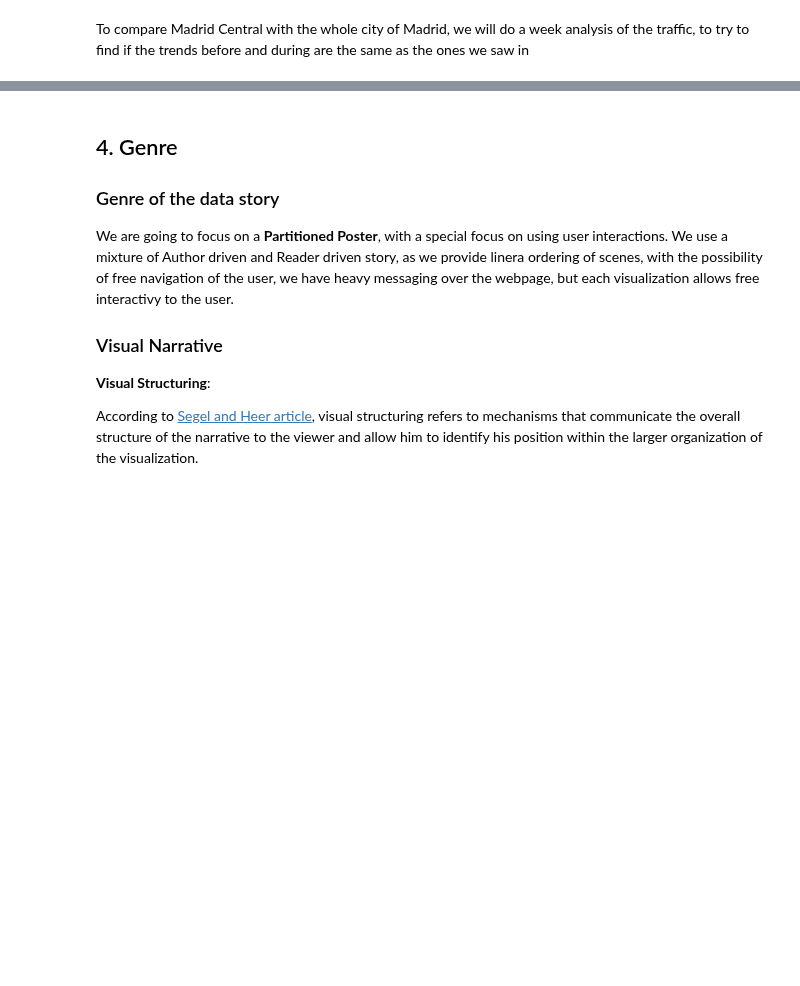
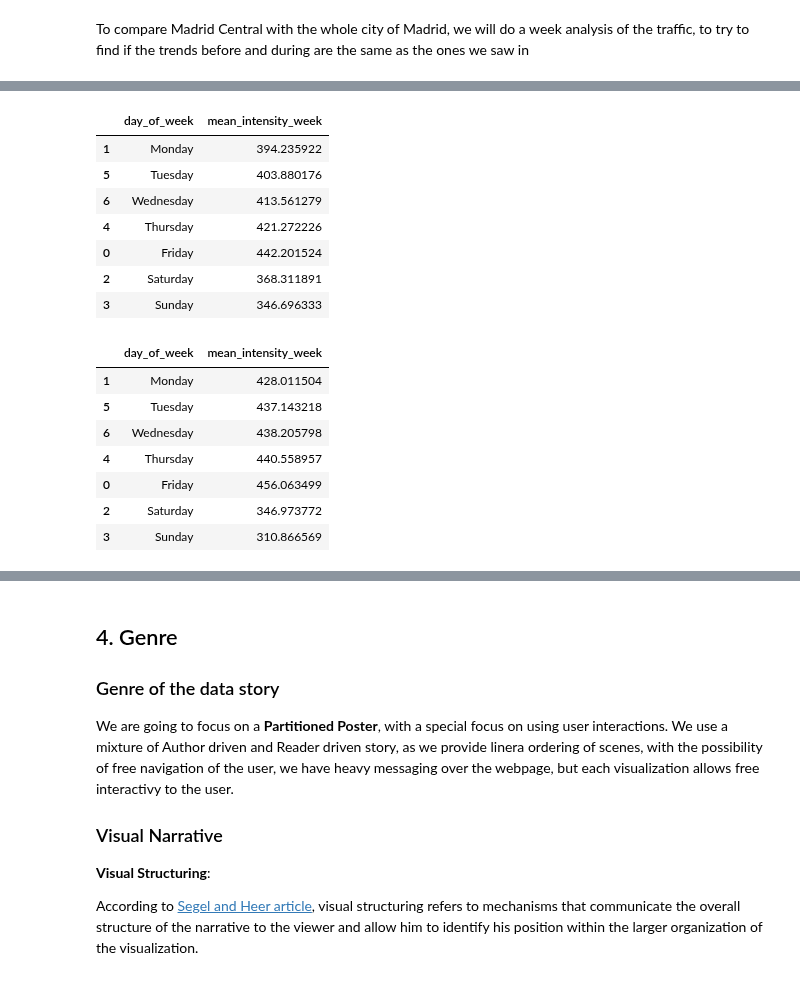
Before and after one commit to Pheithar/socialdata_madridcentral, a Jupyter notebook: madrid_central.ipynb, the cells around one changed output, grey strips where cells are left out. Cells and saved outputs as stored; diff of their text form; code cells hidden in the pictures; blank space fills up the shorter version.

```diff
--- a/madrid_central.ipynb
+++ b/madrid_central.ipynb
@@ -1626,0 +1863,38 @@ To compare Madrid Central with the whole city of Madrid, we will do a week analy
+# %%
+df_centro_week_after = df_centro[
+    (df_centro["date"] >= START_DATE) & (df_centro["date"] < END_DATE)
+        ].groupby("day_of_week").agg(mean_intensity_week = ("mean_intensity", "mean")).reset_index()
+
+df_week_after = total_traffic_df[
+    (total_traffic_df["date"] >= START_DATE) & (total_traffic_df["date"] < END_DATE)
+        ].groupby("day_of_week").agg(mean_intensity_week = ("mean_intensity", "mean")).reset_index()
+
+df_centro_week_after["day_of_week"] = df_centro_week_after["day_of_week"].astype("category")
+df_centro_week_after["day_of_week"] = df_centro_week_after["day_of_week"].cat.set_categories(week_days)
+
+df_centro_week_after = df_centro_week_after.sort_values("day_of_week")
+
+df_week_after["day_of_week"] = df_week_after["day_of_week"].astype("category")
+df_week_after["day_of_week"] = df_week_after["day_of_week"].cat.set_categories(week_days)
+
+df_week_after = df_week_after.sort_values("day_of_week")
+
+display(df_centro_week_after)
+df_week_after
+# %% [output]
+|  | day_of_week | mean_intensity_week |
+| 1 | Monday | 394.235922 |
+| 5 | Tuesday | 403.880176 |
+| 6 | Wednesday | 413.561279 |
+| 4 | Thursday | 421.272226 |
+| 0 | Friday | 442.201524 |
+| 2 | Saturday | 368.311891 |
+| 3 | Sunday | 346.696333 |
+|  | day_of_week | mean_intensity_week |
+| 1 | Monday | 428.011504 |
+| 5 | Tuesday | 437.143218 |
+| 6 | Wednesday | 438.205798 |
+| 4 | Thursday | 440.558957 |
+| 0 | Friday | 456.063499 |
+| 2 | Saturday | 346.973772 |
+| 3 | Sunday | 310.866569 |
```
Also changed, not shown: parts of 35 cells of this notebook, 8 other files.
